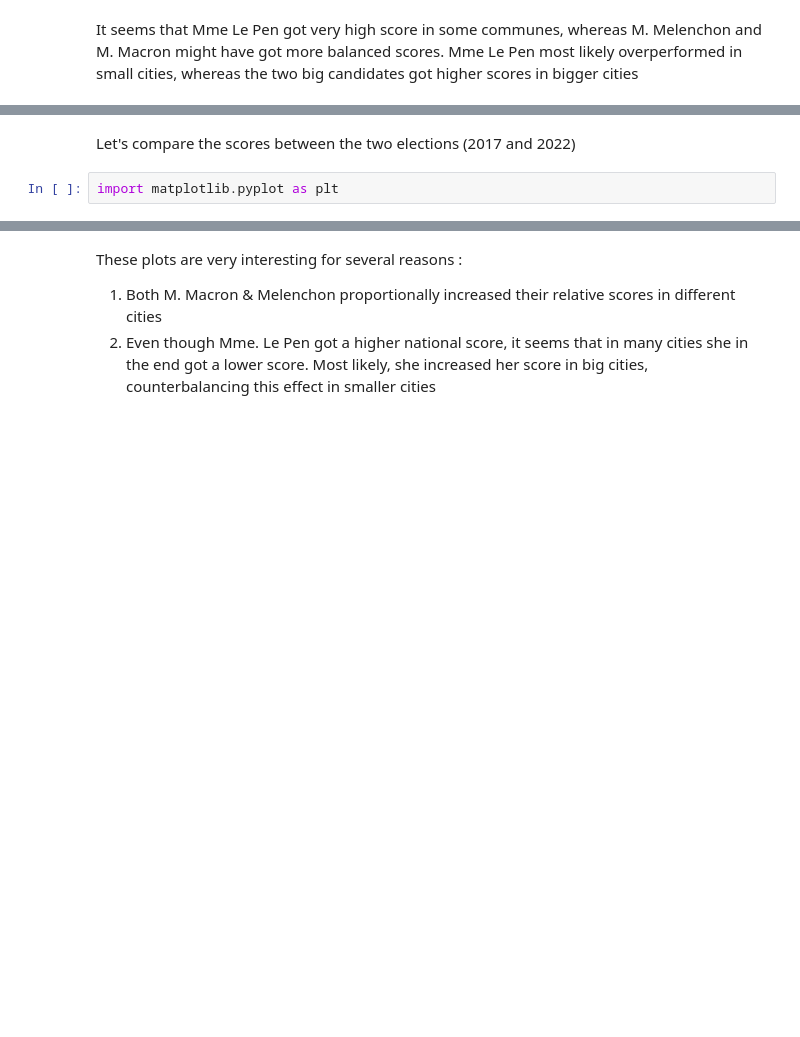
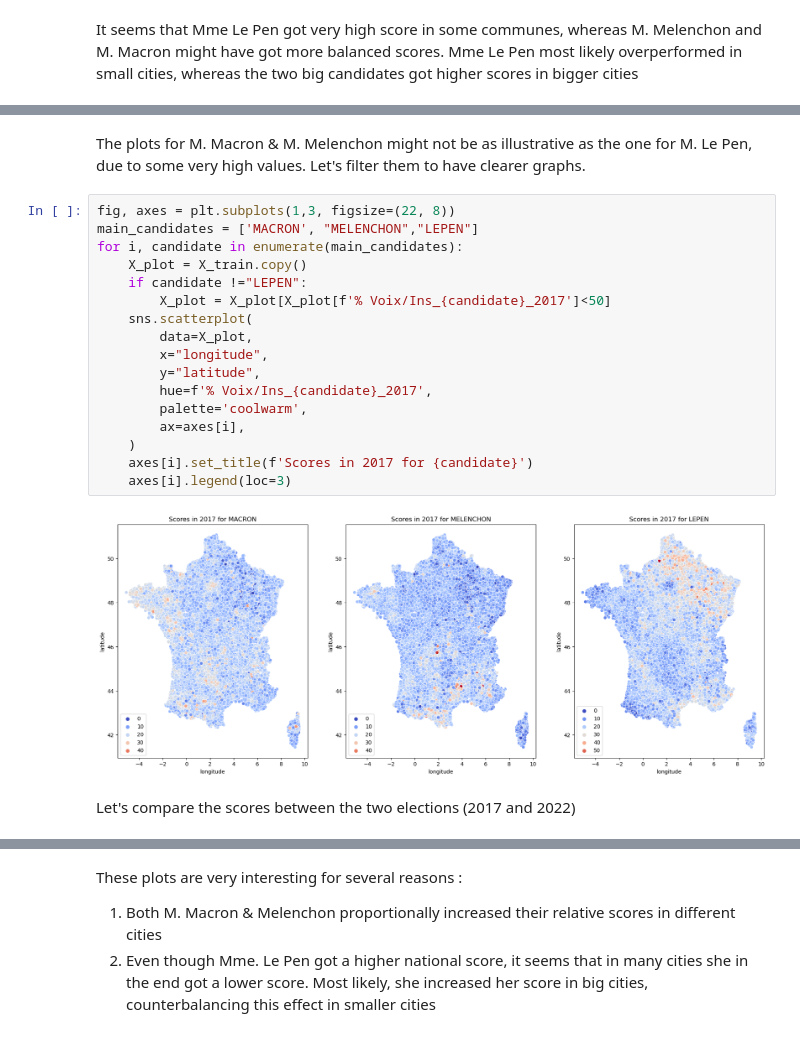
Before and after one commit to alexisbouley/Datacamp-Presidential-Project, a Jupyter notebook: french_elections_starting_kit.ipynb, the cells around one changed output, grey strips where cells are left out. Saved outputs shown, nothing was run; the diff lists cells and outputs as text; blank space fills up the shorter version.

```diff
--- a/french_elections_starting_kit.ipynb
+++ b/french_elections_starting_kit.ipynb
@@ -194,7 +238,26 @@ It seems that Mme Le Pen got very high score in some communes, whereas M. Melenc
+# %% [markdown]
+The plots for M. Macron & M. Melenchon might not be as illustrative as the one for M. Le Pen, due to some very high values. Let's filter them to have clearer graphs.
+# %%
+fig, axes = plt.subplots(1,3, figsize=(22, 8))
+main_candidates = ['MACRON', "MELENCHON","LEPEN"]
+for i, candidate in enumerate(main_candidates):
+    X_plot = X_train.copy()
+    if candidate !="LEPEN":
+        X_plot = X_plot[X_plot[f'% Voix/Ins_{candidate}_2017']<50]
+    sns.scatterplot(
+        data=X_plot,
+        x="longitude",
+        y="latitude",
+        hue=f'% Voix/Ins_{candidate}_2017',
+        palette='coolwarm',
+        ax=axes[i],
+    )
+    axes[i].set_title(f'Scores in 2017 for {candidate}')
+    axes[i].legend(loc=3)
+# %% [output]
+[figure, added]
 # %% [markdown]
 Let's compare the scores between the two elections (2017 and 2022)
-# %%
-import matplotlib.pyplot as plt
 # %%
 fig, axes = plt.subplots(1,3, figsize=(22, 8))
 main_candidates = ['MACRON', "MELENCHON","LEPEN"]
```
Also changed, not shown: parts of 22 cells of this notebook, 1 other file.
